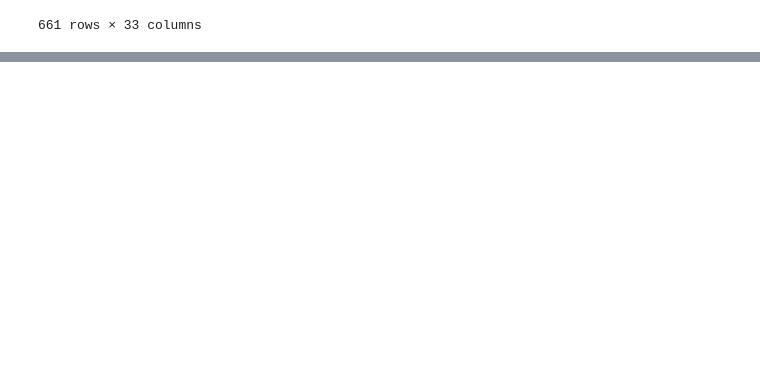
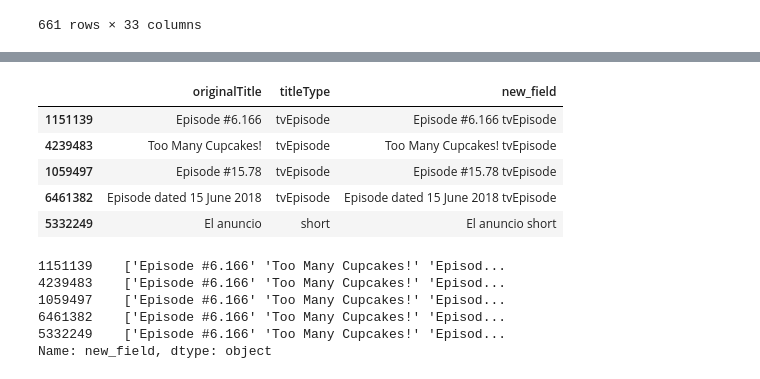
Before and after one commit to manojach87/miscellaneous, a Jupyter notebook: IMDB_Scraping.ipynb, the cells around one changed output, grey strips where cells are left out. Saved outputs shown, nothing was run; the diff lists cells and outputs as text; code cells hidden in the pictures; blank space fills up the shorter version.

```diff
--- a/IMDB_Scraping.ipynb
+++ b/IMDB_Scraping.ipynb
@@ -463,0 +523,4 @@ pd.DataFrame(allTitles).T
+# %%
+%%timeit
+
+testDf['new_field'] = crudeLooping(testDf)
@@ -463,0 +529,7 @@ pd.DataFrame(allTitles).T
+# %%
+%%timeit
+
+new_field_series = []
+for index, row in testDf.iterrows():
+    new_field_series.append(concat(row['originalTitle'], row['titleType']))
+testDf['new_field'] = new_field_series
@@ -463,0 +538,5 @@ pd.DataFrame(allTitles).T
+# %%
+%%timeit
+
+# Timing apply on the concat function
+testDf['new_field'] = testDf.apply(lambda row: concat(row['originalTitle'], row['titleType']), axis=1)
@@ -463,0 +545,4 @@ pd.DataFrame(allTitles).T
+# %%
+%%timeit
+
+testDf['new_field'] = concat(testDf['originalTitle'].values, testDf['titleType'].values)
@@ -463,0 +551,18 @@ pd.DataFrame(allTitles).T
+# %%
+testDf.head()[['originalTitle','titleType',"new_field"]]
+# %% [output]
+|  | originalTitle | titleType | new_field |
+| 1151139 | Episode #6.166 | tvEpisode | Episode #6.166 tvEpisode |
+| 4239483 | Too Many Cupcakes! | tvEpisode | Too Many Cupcakes! tvEpisode |
+| 1059497 | Episode #15.78 | tvEpisode | Episode #15.78 tvEpisode |
+| 6461382 | Episode dated 15 June 2018 | tvEpisode | Episode dated 15 June 2018 tvEpisode |
+| 5332249 | El anuncio | short | El anuncio short |
+# %%
+testDf.head().new_field
+# %% [output]
+1151139    ['Episode #6.166' 'Too Many Cupcakes!' 'Episod...
+4239483    ['Episode #6.166' 'Too Many Cupcakes!' 'Episod...
+1059497    ['Episode #6.166' 'Too Many Cupcakes!' 'Episod...
+6461382    ['Episode #6.166' 'Too Many Cupcakes!' 'Episod...
+5332249    ['Episode #6.166' 'Too Many Cupcakes!' 'Episod...
+Name: new_field, dtype: object
```
Also changed, not shown: parts of 19 cells of this notebook.
